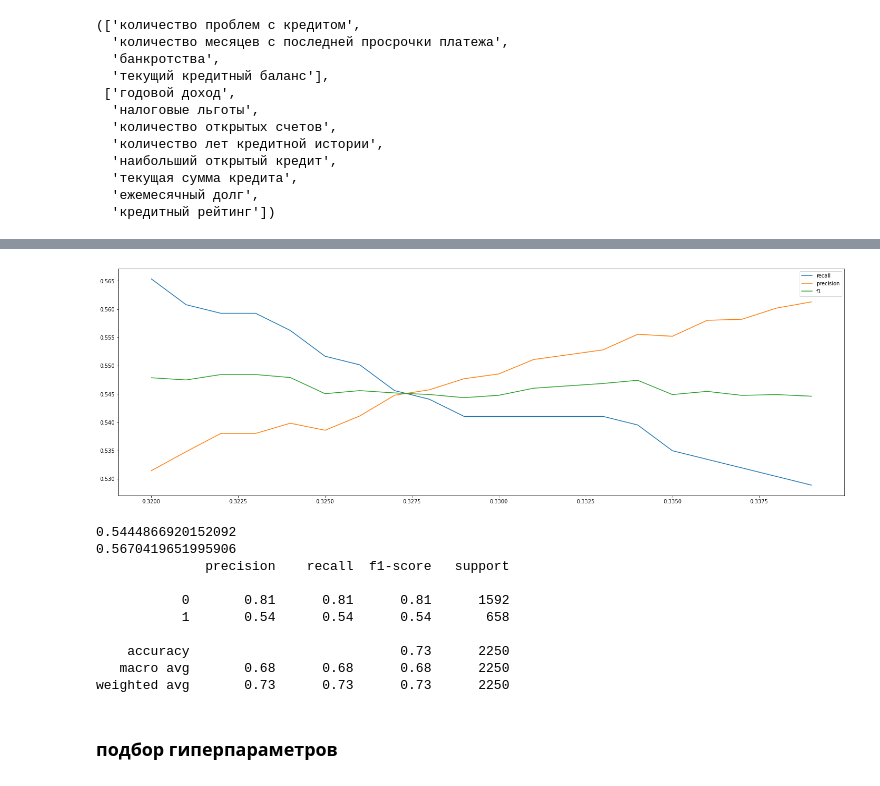
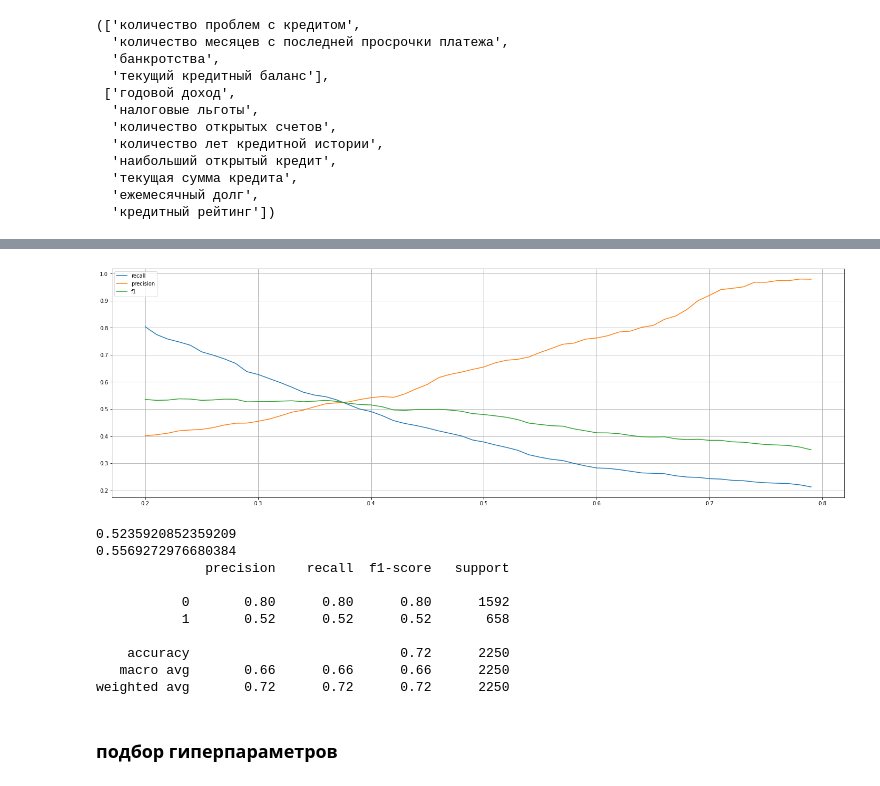
Before and after one commit to paldess/kursov_ml_2, a Jupyter notebook: PMakov_solution.ipynb, the cells around one changed output, grey strips where cells are left out. Cells and saved outputs as stored; diff of their text form; code cells hidden in the pictures.

```diff
--- a/PMakov_solution.ipynb
+++ b/PMakov_solution.ipynb
@@ -106,7 +107,6 @@ def god_dohod(data):
 # %%
-god_dohod(data)
 dummy(data, 'домовладение')
 dummy(data, 'количество лет на текущем месте работы')
 dummy(data, 'цель кредита')
 dummy(data, 'срок кредита')
-data.info()
+name_columns= data.keys()
@@ -130,0 +113,4 @@ memory usage: 2.6 MB
+# %%
+data = god_dohod(data)
+data = pd.DataFrame(data, columns=name_columns)
+data.info()
@@ -212,4 +232,4 @@ del_data, good_data
   'ежемесячный долг',
   'кредитный рейтинг'])
 # %%
-data.drop(del_data, axis=1)
+data.drop(del_data, axis=1, inplace=True)
@@ -232,9 +238,13 @@ data.drop(del_data, axis=1)
 x_train, x_test, y_train, y_test = train_test_split(data, target, test_size=0.3, random_state=42)
 qwe = []
 qw = []
-q = (i/100 for i in range(10, 30))
+q = (i/100 for i in range(30, 45))
+# q = range(1, 120)
+# q = ['rmse', 'rmsle', 'mae', 'mape', 'mphe', 'logloss', 'error', 'merror', 'auc', 'aucpr', 'map']
 for i in q:
-    xgb = XGBClassifier(eta=0.62, max_depth=1, min_samples_leaf=1, min_samples_split=2, n_estimators=50, n_jobs=7, )
+    xgb = XGBClassifier(eta=1.04, max_depth=1, min_samples_leaf=1, min_samples_split=2,
+                        n_estimators=50, n_jobs=7, subsample=0.4, reg_alpha=0.2, reg_lambda=1.08, updater='grow_colmaker',
+                       normalize_type='forest', eval_metric='mae')
     xgb.fit(x_train, y_train)
     y_pred = xgb.predict(x_test)
     qw.append(f1_score(y_test, y_pred))
@@ -282,21 +274,24 @@ y_proba
 # %%
+y_proba = xgb.predict_proba(x_test)
+y_proba = pd.DataFrame(y_proba, columns=['1', '2'])
 rec = []
 pre = []
 f11 = []
 qw = []
-q = (i/1000 for i in range(320, 340))
+q = (i/100 for i in range(20, 80))
 for i in q:
     y_pred_proba = np.asarray([np.where(line>i, 1, 0) for line in y_proba['2']])
     rec.append(recall_score(y_test, y_pred_proba))
     pre.append(precision_score(y_test, y_pred_proba))
     f11.append(f1_score(y_test, y_pred_proba))
     qw.append(i)
 y_pred_proba
 
 plt.plot(qw, rec, label='recall')
 plt.plot(qw, pre, label='precision')
 plt.plot(qw, f11, label='f1')
 plt.legend()
+plt.grid()
 plt.show()
 # %% [output]
-[figure, old version]
+[figure, new version]
@@ -303,22 +300,22 @@ plt.show()
 # %%
 y_pred_train = xgb.predict_proba(x_train)
 y_pred_train = pd.DataFrame(y_pred_train, columns=['1', '2'])
-y_pred_train_ = np.asarray([np.where(line>0.3275, 1, 0) for line in y_pred_train['2']])
-y_pred_proba = np.asarray([np.where(line>0.3275, 1, 0) for line in y_proba['2']])
+y_pred_train_ = np.asarray([np.where(line>0.375, 1, 0) for line in y_pred_train['2']])
+y_pred_proba = np.asarray([np.where(line>0.375, 1, 0) for line in y_proba['2']])
 print(f1_score(y_test, y_pred_proba))
 print(f1_score(y_train, y_pred_train_))
 print(classification_report(y_test, y_pred_proba))
 # %% [output]
-0.5444866920152092
-0.5670419651995906
+0.5235920852359209
+0.5569272976680384
               precision    recall  f1-score   support
 
-           0       0.81      0.81      0.81      1592
-           1       0.54      0.54      0.54       658
+           0       0.80      0.80      0.80      1592
+           1       0.52      0.52      0.52       658
 
-    accuracy                           0.73      2250
-   macro avg       0.68      0.68      0.68      2250
-weighted avg       0.73      0.73      0.73      2250
+    accuracy                           0.72      2250
+   macro avg       0.66      0.66      0.66      2250
+weighted avg       0.72      0.72      0.72      2250
 # %% [markdown]
 ### подбор гиперпараметров
 # %%
```
Also changed, not shown: parts of 26 cells of this notebook, 1 other file.
